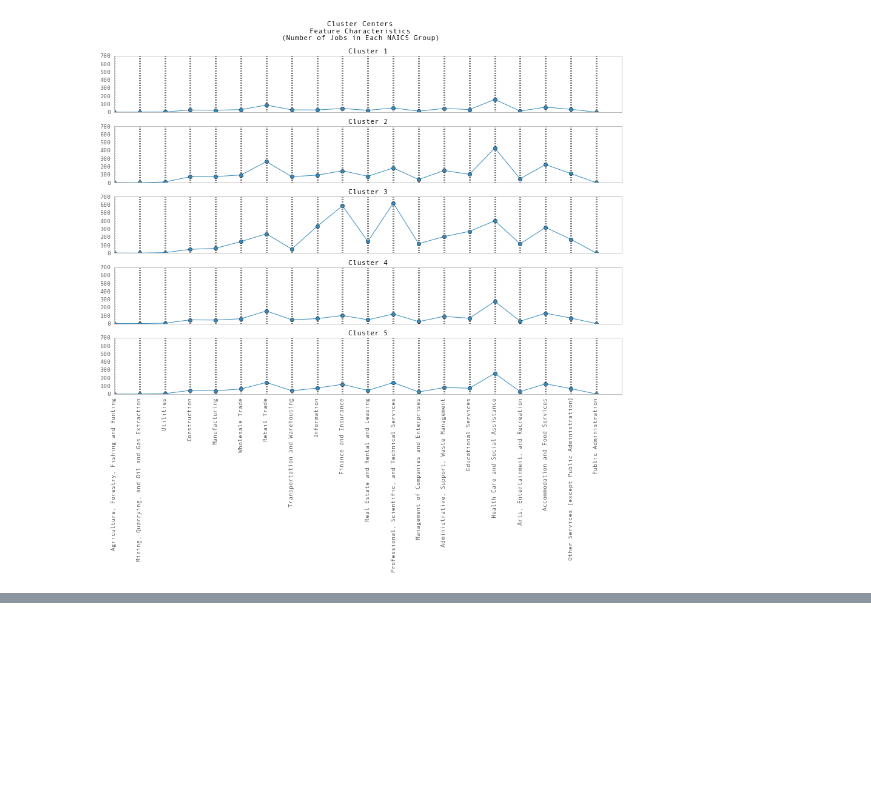
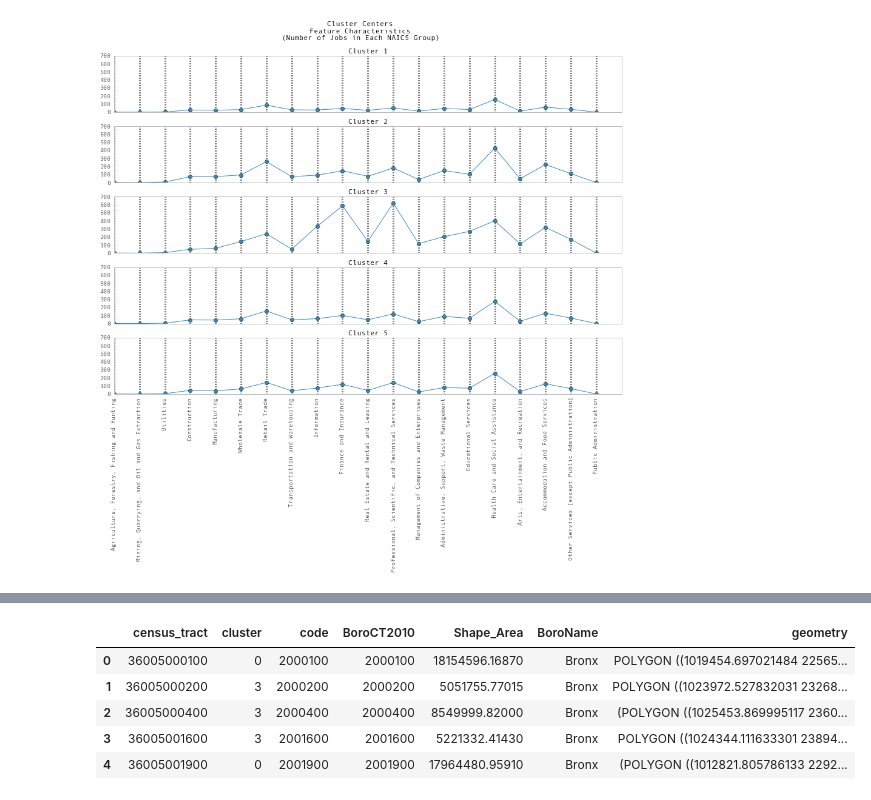
Before and after one commit to gdobler/nycem, a Jupyter notebook: Lodes/Lode_Clusters.ipynb, the cells around one changed output, grey strips where cells are left out. Saved outputs shown, nothing was run; the diff lists cells and outputs as text; code cells hidden in the pictures; blank space fills up the shorter version.

```diff
--- a/Lodes/Lode_Clusters.ipynb
+++ b/Lodes/Lode_Clusters.ipynb
@@ -175,3 +257,12 @@ fig3.subplots_adjust(hspace=.5)
+# %%
+df1.head()
+# %% [output]
+|  | census_tract | cluster | code | BoroCT2010 | Shape_Area | BoroName | geometry |
+| 0 | 36005000100 | 0 | 2000100 | 2000100 | 18154596.16870 | Bronx | POLYGON ((1019454.697021484 22565... |
+| 1 | 36005000200 | 3 | 2000200 | 2000200 | 5051755.77015 | Bronx | POLYGON ((1023972.527832031 23268... |
+| 2 | 36005000400 | 3 | 2000400 | 2000400 | 8549999.82000 | Bronx | (POLYGON ((1025453.869995117 2360... |
+| 3 | 36005001600 | 3 | 2001600 | 2001600 | 5221332.41430 | Bronx | POLYGON ((1024344.111633301 23894... |
+| 4 | 36005001900 | 0 | 2001900 | 2001900 | 17964480.95910 | Bronx | (POLYGON ((1012821.805786133 2292... |
 # %%
 # sample_size = 300
 
```
Also changed, not shown: parts of 24 cells of this notebook.
